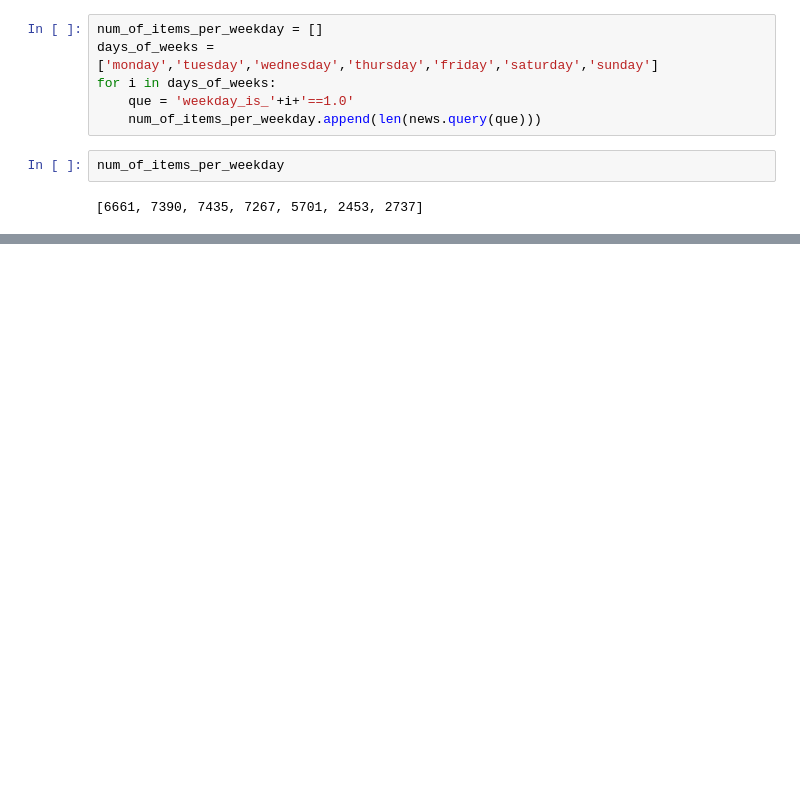
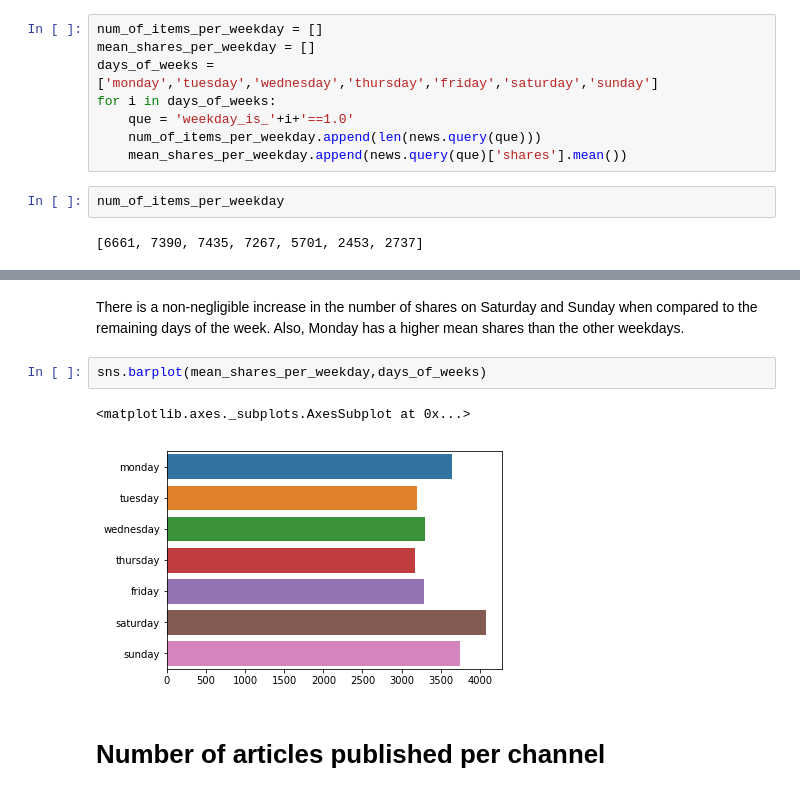
Before and after one commit to makka3/news_prediction, a Jupyter notebook: cleaning_eda.ipynb, the cells around one changed output, grey strips where cells are left out. Saved outputs shown, nothing was run; the diff lists cells and outputs as text; blank space fills up the shorter version.

```diff
--- a/cleaning_eda.ipynb
+++ b/cleaning_eda.ipynb
@@ -94,9 +87,11 @@ len(news.query('weekday_is_wednesday==1.0'))
 # %%
 num_of_items_per_weekday = []
+mean_shares_per_weekday = []
 days_of_weeks = ['monday','tuesday','wednesday','thursday','friday','saturday','sunday']
 for i in days_of_weeks:
     que = 'weekday_is_'+i+'==1.0'
     num_of_items_per_weekday.append(len(news.query(que)))
+    mean_shares_per_weekday.append(news.query(que)['shares'].mean())
 # %%
 num_of_items_per_weekday
 # %% [output]
@@ -108,0 +109,9 @@ TypeError: unsupported operand type(s) for -: 'str' and 'float'
+# %% [markdown]
+There is a non-negligible increase in the number of shares on Saturday and Sunday when compared to the remaining days of the week. Also, Monday has a higher mean shares than the other weekdays.
+# %%
+sns.barplot(mean_shares_per_weekday,days_of_weeks)
+# %% [output]
+<matplotlib.axes._subplots.AxesSubplot at 0x...>
+[figure, added]
+# %% [markdown]
+# Number of articles published per channel
```
Also changed, not shown: parts of 19 cells of this notebook.
